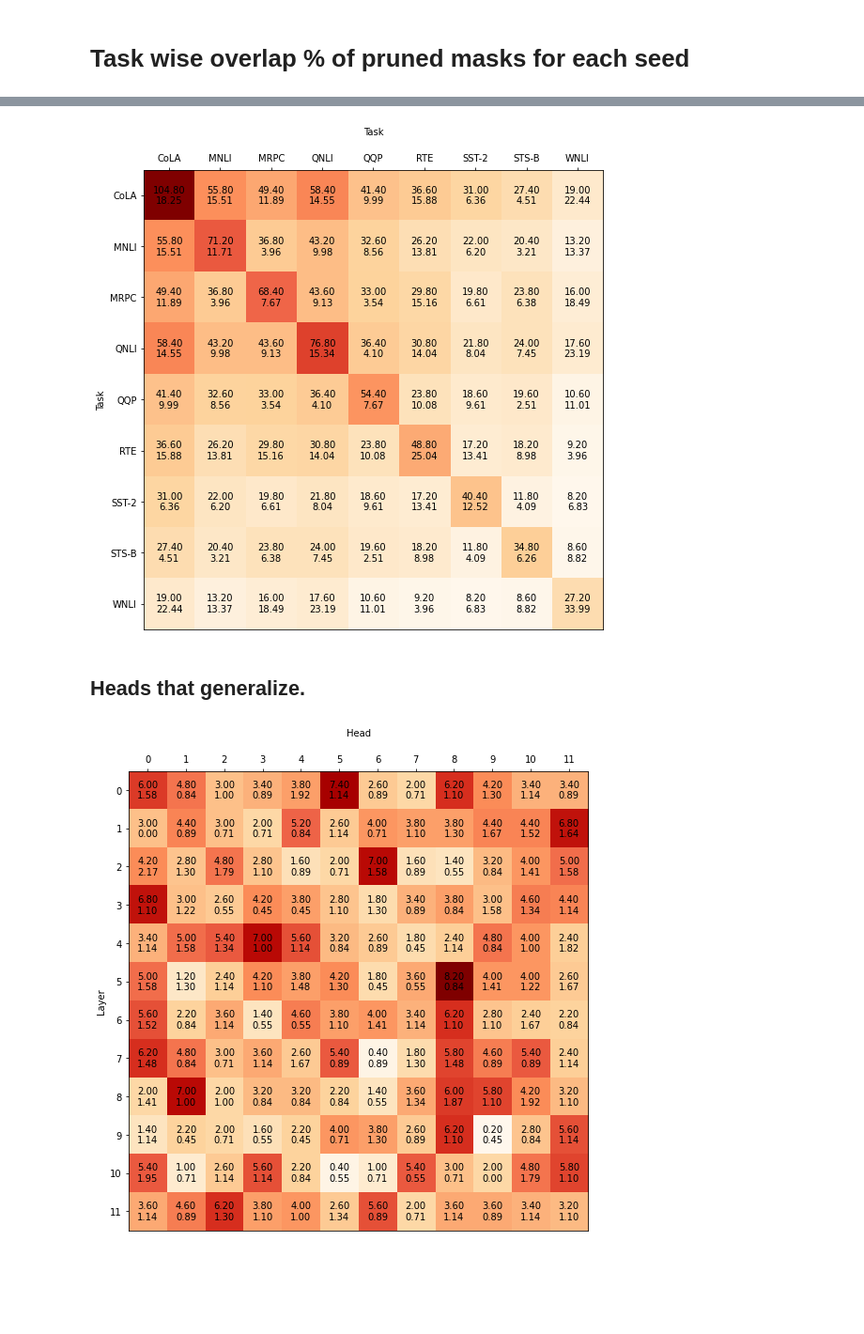
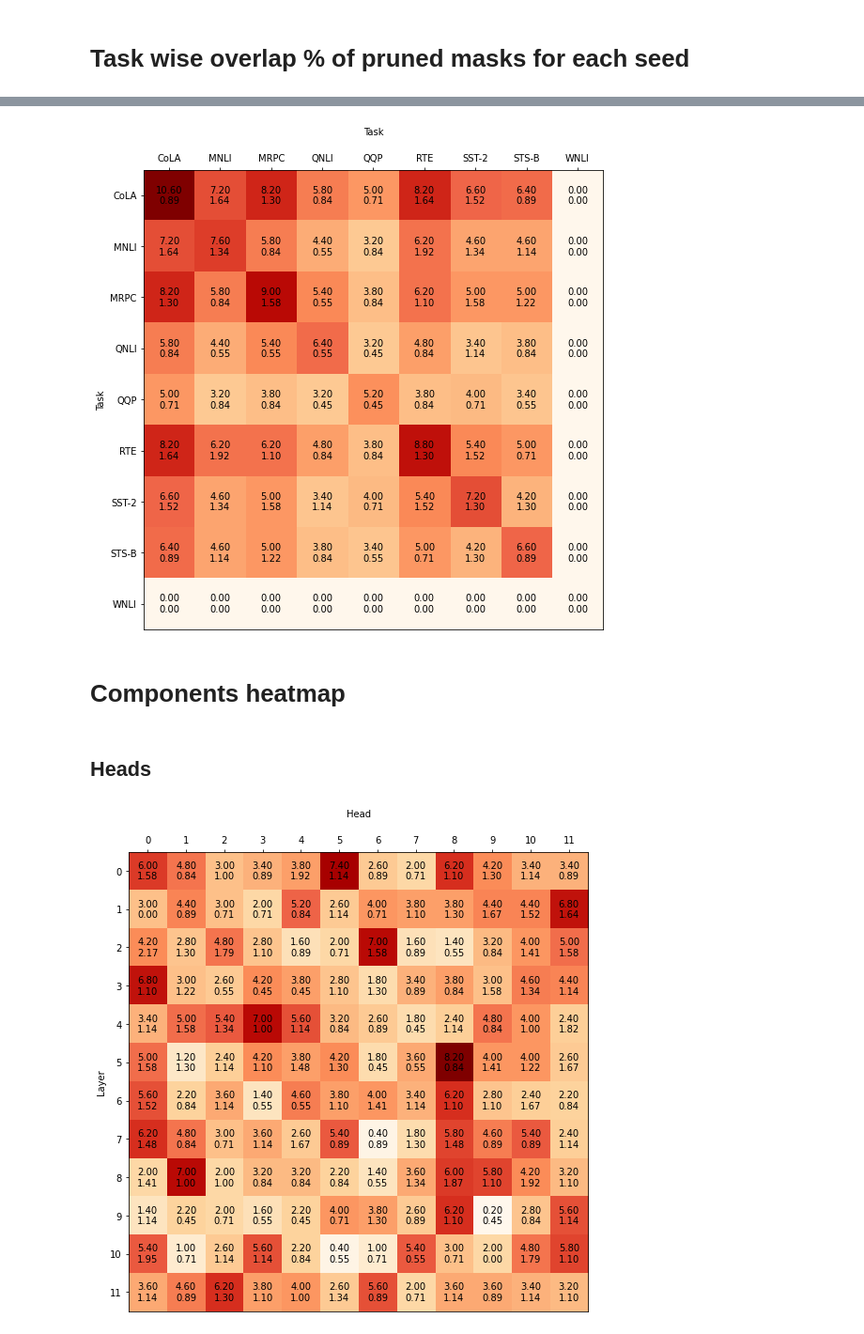
Before and after one commit to sai-prasanna/bert-experiments, a Jupyter notebook: experiment_analysis/mask_analysis.ipynb, the cells around one changed output, grey strips where cells are left out. Shown: that part at 94% size. Saved outputs shown, nothing was run; the diff lists cells and outputs as text; code cells hidden in the pictures; blank space fills up the shorter version.

Commit message:
Add mask analysis for MLPs

```diff
--- a/experiment_analysis/mask_analysis.ipynb
+++ b/experiment_analysis/mask_analysis.ipynb
@@ -16,9 +16,9 @@ def plot_matrix(mean_matrix, stddv_matrix, x_labels, y_labels, save_path, x_titl
 
     for i in range(len(mean_matrix)):
         for j in range(len(mean_matrix[0])):
-            mean = mean_matrix[j,i]
-            std =  stddv_matrix[j, i]
-            ax.text(i, j, f"{mean:.2f}\n{std:.2f}", va='center', ha='center')
+            mean = mean_matrix[i, j]
+            std =  stddv_matrix[i, j]
+            ax.text(j, i, f"{mean:.2f}\n{std:.2f}", va='center', ha='center')
     if save_path:
         fig.savefig(save_path)
 # %%
@@ -39,3 +41,18 @@ for task_dir in experiments_path.iterdir():
+# %%
+def load_mlp_data():
+    mlp_data = {}
+    experiments_path = pathlib.Path("../mlp_masks_results")
+    for task_dir in experiments_path.iterdir():
+        mlp_data[task_dir.stem] = {}
+        for seed_dir in task_dir.iterdir():
+            mlp_mask = np.load(seed_dir / "mlp_mask.npy")
+            mlp_importance = np.load(seed_dir / "mlp_importance.npy")
+            mlp_data[task_dir.stem][seed_dir.stem] = {
+                "mlp_mask": mlp_mask,
+                "mlp_importance": mlp_importance
+            }
+    return mlp_data
+mlp_data = load_mlp_data()
 # %% [markdown]
 # Task wise overlap % of pruned masks for each seed
 # %%
@@ -53,7 +75,23 @@ std_shared_heads = np.std(results, axis=0, ddof=1)
-# %%
-plot_matrix(mean_shared_heads, std_shared_heads, tasks, tasks, "task_v_task.pdf", "Task", "Task")
-# %% [output]
-[figure, removed]
+# %%
+def task_overlap_mlps():
+    tasks = sorted(list(mlp_data.keys()))
+    seeds = mlp_data["MNLI"].keys()
+    results = np.zeros((len(seeds), len(tasks), len(tasks)))
+    for seed_idx, seed in enumerate(seeds):
+        for task_1_idx, task_1 in enumerate(tasks):
+            for task_2_idx, task_2 in enumerate(tasks):
+                common_mlps = np.sum(mlp_data[task_1][seed]["mlp_mask"] * mlp_data[task_2][seed]["mlp_mask"])
+                results[seed_idx][task_1_idx][task_2_idx] = common_mlps
+
+    mean_shared_mlps = np.mean(results, axis=0)
+    std_shared_mlps = np.std(results, axis=0, ddof=1)
+    std_shared_mlps = np.std(results, axis=0, ddof=1)
+    plot_matrix(mean_shared_mlps, std_shared_mlps, tasks, tasks, "task_v_task_mlps.pdf", "Task", "Task")
+task_overlap_mlps()
+# %% [output]
+[figure, added]
+# %% [markdown]
+# Components heatmap
 # %% [markdown]
-## Heads that generalize.
+## Heads
 # %%
```
Also changed, not shown: parts of 5 cells of this notebook, 6 other files.
